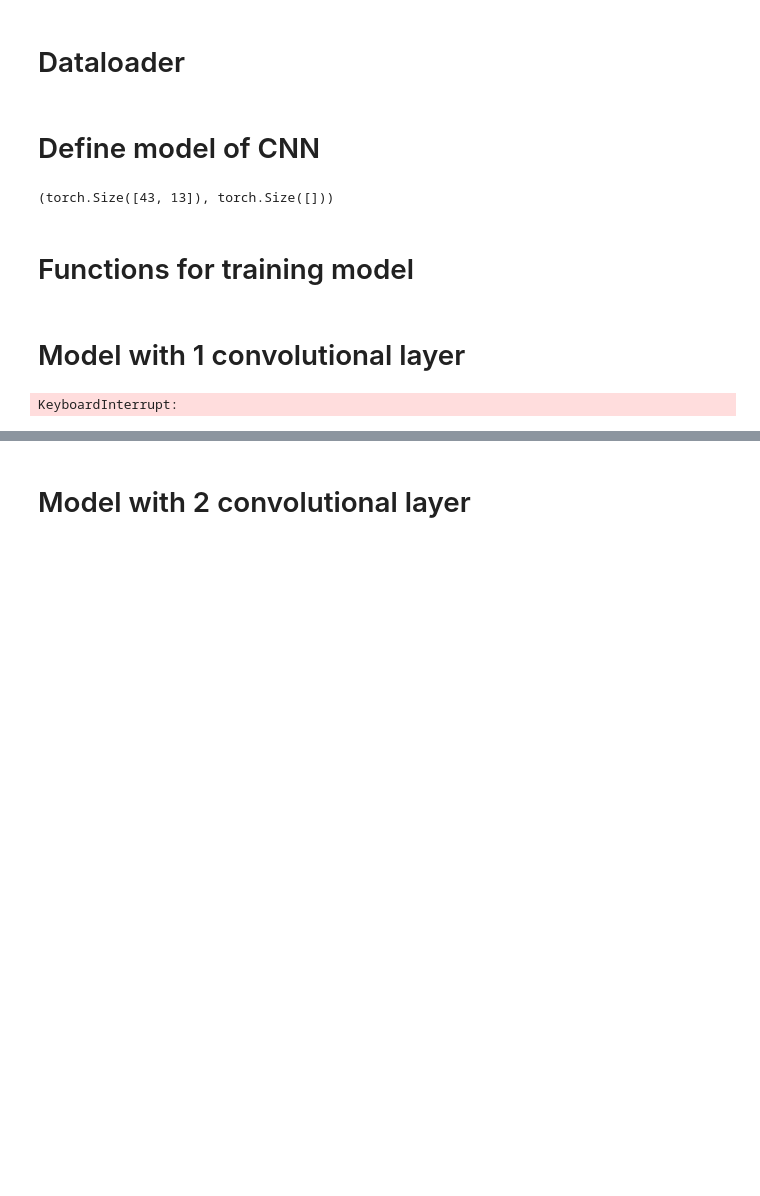
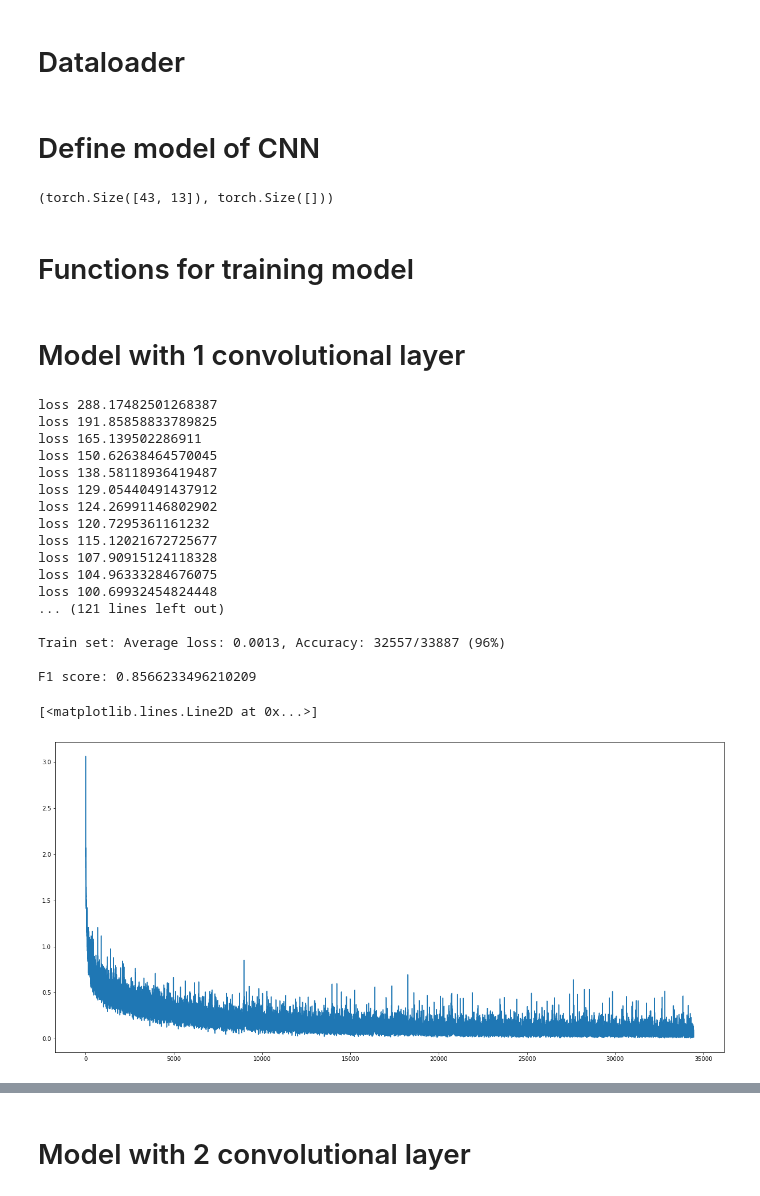
Before and after one commit to phyti1/ds_activity_tracker, a Jupyter notebook: cnn_rnsb/cnn.ipynb, the cells around one changed output, grey strips where cells are left out. Drawn from its saved outputs; the diff is of its cells as text; code cells hidden in the pictures; blank space fills up the shorter version.

```diff
--- a/cnn_rnsb/cnn.ipynb
+++ b/cnn_rnsb/cnn.ipynb
@@ -20,7 +33,7 @@ class activityData(torch.utils.data.Dataset):
     Class for activity data.
     '''
     def __init__(self, url:str):
-        data = np.load(url)
+        data = np.load(file=url, allow_pickle=False)
         self.x = torch.from_numpy(data['X'])
         self.y = torch.from_numpy(data['y'])
         self.n_samples = self.x.shape[0]
@@ -52,6 +65,23 @@ def calcOutputDim(Input:int, kernel:int, padding:int, stride:int):
     Calculates output width of a convolutional layer.
     '''
     return int((Input - kernel + 2*padding)/stride + 1)
+# %%
+def evalF1(testLoader:torch.utils.data.DataLoader, model):
+    targets = np.array([])
+    preds = np.array([])
+    for index, (data, target) in enumerate(testLoader):
+        data = data.unsqueeze(1).float()
+        data, target = data.to(device), target.to(device)
+        output = model(data)
+        pred = torch.argmax(output, dim=1).cpu()
+        pred = pred.numpy()
+        target = target.cpu()
+        target = target.numpy()
+        targets = np.append(targets, target)
+        preds = np.append(preds, pred)
+    f1 = f1_score(targets, preds, average='macro')
+    print("F1 score:", f1)
+    return f1
 # %%
 def train(model, epochs:int, loader, optimizer, criterion):
     model.train()
@@ -71,17 +101,17 @@ def train(model, epochs:int, loader, optimizer, criterion):
             loss_hist.append(loss.item())
             lossepoch += loss.item()
 
-            if epoch + 1 == epochs and loss_hist[-2] > loss_hist[-1]:
+            if epoch in list(range(epochs - 10, epochs)) and loss_hist[-2] > loss_hist[-1]:
                 best_model = model.state_dict()
 
         print("loss", lossepoch)
         lossepoch = 0
 
-    model = model.load_state_dict(best_model)
+    model.load_state_dict(best_model)
 
     return loss_hist, model
 # %%
-def evalTest(model, testLoader, criterion):
+def evalTest(model, testLoader, criterion, dataset_name:str):
     model.eval()
     test_loss = 0
     correct = 0
@@ -95,6 +125,9 @@ def evalTest(model, testLoader, criterion):
             correct += pred.eq(target.view_as(pred)).sum().item()
 
     test_loss /= len(testLoader.dataset)
-    print('\nTest set: Average loss: {:.4f}, Accuracy: {}/{} ({:.0f}%)\n'.format(
-        test_loss, correct, len(testLoader.dataset),
+    print('\n{} set: Average loss: {:.4f}, Accuracy: {}/{} ({:.0f}%)\n'.format(
+        dataset_name, test_loss, correct, len(testLoader.dataset),
         100. * correct / len(testLoader.dataset)))
+
+    accuracy = 100. * correct / len(testLoader.dataset)
+    return accuracy
@@ -138,9 +217,30 @@ class CNN(torch.nn.Module):
         return x
 # %%
 model = CNN(poolingFunction=torch.nn.MaxPool2d, bnFunction=torch.nn.BatchNorm2d, activationFunction=torch.nn.ReLU)
-loss_hist, model = train(model=model, epochs=20, loader=loaderTrain, optimizer=torch.optim.Adam(model.parameters(), lr=1e-3), criterion=torch.nn.CrossEntropyLoss())
-evalTest(model=model, testLoader=loaderTest, criterion=torch.nn.CrossEntropyLoss())
+model.to(device)
+loss_hist, model = train(model=model, epochs=130, loader=loaderTrain, optimizer=torch.optim.Adam(model.parameters(), lr=1e-3), criterion=torch.nn.CrossEntropyLoss())
+evalTest(model=model, testLoader=loaderTest, criterion=torch.nn.CrossEntropyLoss(), dataset_name="Test")
+evalTest(model=model, testLoader=loaderTrain, criterion=torch.nn.CrossEntropyLoss(), dataset_name="Train")
+evalF1(loaderTest, model)
 torch.save(model.state_dict(), "model1.pt")
 plt.plot(loss_hist)
 # %% [output]
-KeyboardInterrupt:
+loss 288.17482501268387
+loss 191.85858833789825
+loss 165.139502286911
+loss 150.62638464570045
+loss 138.58118936419487
+loss 129.05440491437912
+loss 124.26991146802902
+loss 120.7295361161232
+loss 115.12021672725677
+loss 107.90915124118328
+loss 104.96333284676075
+loss 100.69932454824448
+... (121 lines left out)
+
+Train set: Average loss: 0.0013, Accuracy: 32557/33887 (96%)
+
+F1 score: 0.8566233496210209
+[<matplotlib.lines.Line2D at 0x...>]
+[figure, added]
```
Also changed, not shown: parts of 35 cells of this notebook, 3 other files.
